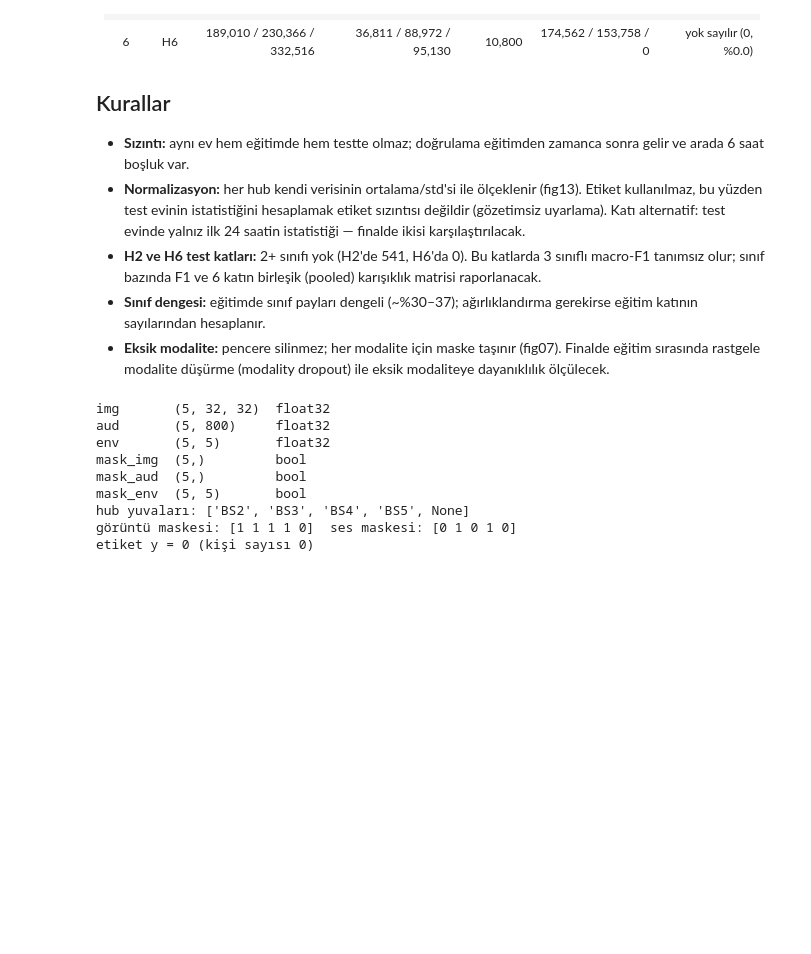
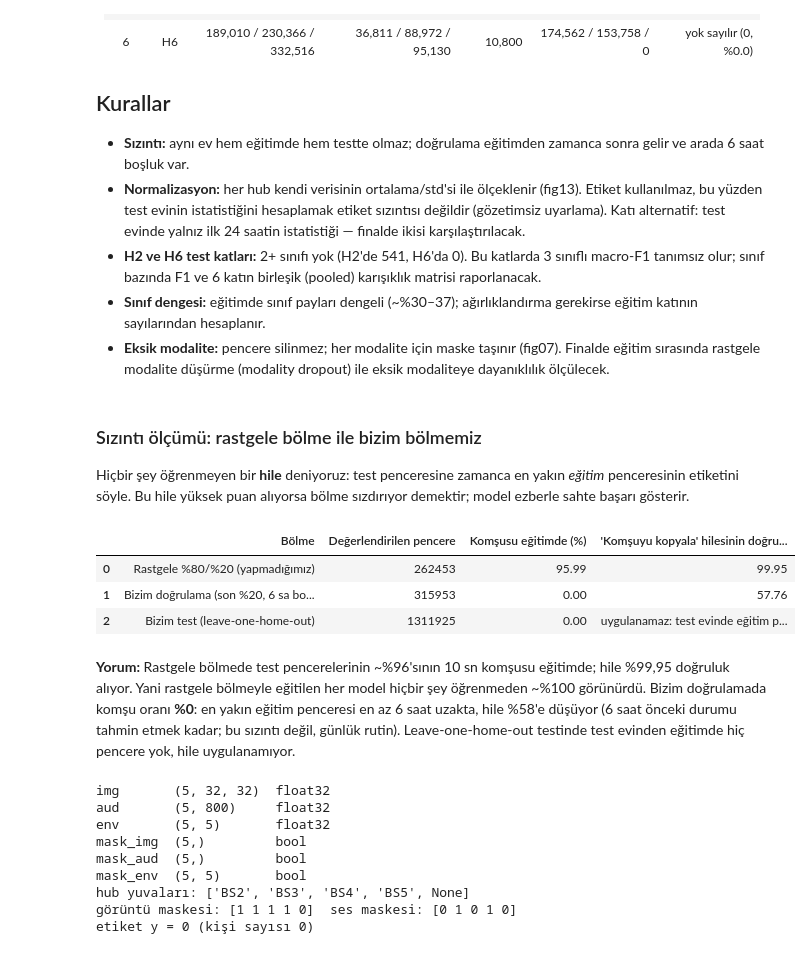
Before and after one commit to ksilverstone/hpdmobile-doluluk-tespiti, a Jupyter notebook: notebooks/vize_eda.ipynb, the cells around one changed output. Drawn from its saved outputs; the diff is of its cells as text; code cells hidden in the pictures; blank space fills up the shorter version.

```diff
--- a/notebooks/vize_eda.ipynb
+++ b/notebooks/vize_eda.ipynb
@@ -392,6 +392,24 @@ Sayılar = 10 sn pencere, sınıf sırası 0 / 1 / 2+. İç bölme: her eğitim
 - **H2 ve H6 test katları:** 2+ sınıfı yok (H2'de 541, H6'da 0). Bu katlarda 3 sınıflı macro-F1 tanımsız olur; sınıf bazında F1 ve 6 katın birleşik (pooled) karışıklık matrisi raporlanacak.
 - **Sınıf dengesi:** eğitimde sınıf payları dengeli (~%30–37); ağırlıklandırma gerekirse eğitim katının sayılarından hesaplanır.
 - **Eksik modalite:** pencere silinmez; her modalite için maske taşınır (fig07). Finalde eğitim sırasında rastgele modalite düşürme (modality dropout) ile eksik modaliteye dayanıklılık ölçülecek.
+# %% [markdown]
+### Sızıntı ölçümü: rastgele bölme ile bizim bölmemiz
+
+Hiçbir şey öğrenmeyen bir **hile** deniyoruz: test penceresine zamanca en yakın *eğitim* penceresinin etiketini söyle.
+Bu hile yüksek puan alıyorsa bölme sızdırıyor demektir; model ezberle sahte başarı gösterir.
+# %%
+from split import leakage_table
+leakage_table()
+# %% [output]
+|  | Bölme | Değerlendirilen pencere | Komşusu eğitimde (%) | 'Komşuyu kopyala' hilesinin doğru... |
+| 0 | Rastgele %80/%20 (yapmadığımız) | 262453 | 95.99 | 99.95 |
+| 1 | Bizim doğrulama (son %20, 6 sa bo... | 315953 | 0.00 | 57.76 |
+| 2 | Bizim test (leave-one-home-out) | 1311925 | 0.00 | uygulanamaz: test evinde eğitim p... |
+# %% [markdown]
+**Yorum:** Rastgele bölmede test pencerelerinin ~%96'sının 10 sn komşusu eğitimde; hile %99,95 doğruluk alıyor.
+Yani rastgele bölmeyle eğitilen her model hiçbir şey öğrenmeden ~%100 görünürdü. Bizim doğrulamada komşu oranı **%0**:
+en yakın eğitim penceresi en az 6 saat uzakta, hile %58'e düşüyor (6 saat önceki durumu tahmin etmek kadar; bu sızıntı
+değil, günlük rutin). Leave-one-home-out testinde test evinden eğitimde hiç pencere yok, hile uygulanamıyor.
 # %%
 from dataset import window
 w = window("H6", 100_000)     # 4 hub'lı ev: 5. yuva boş
```
Also changed, not shown: 3 other files.
